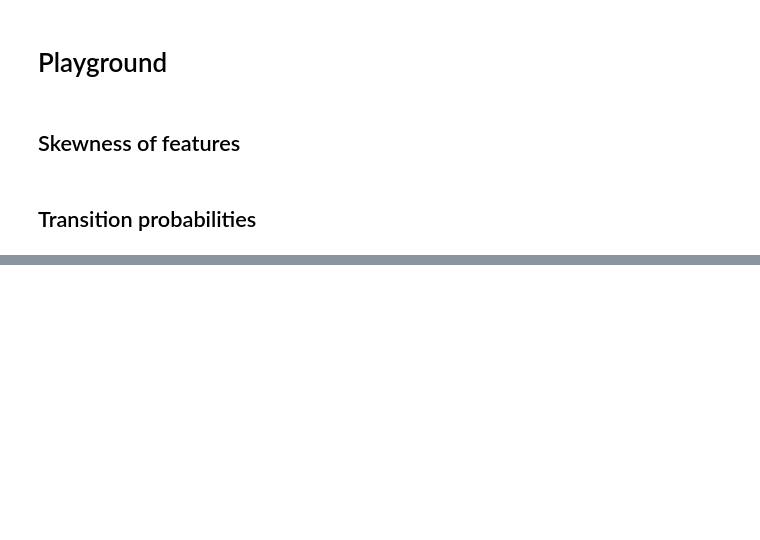
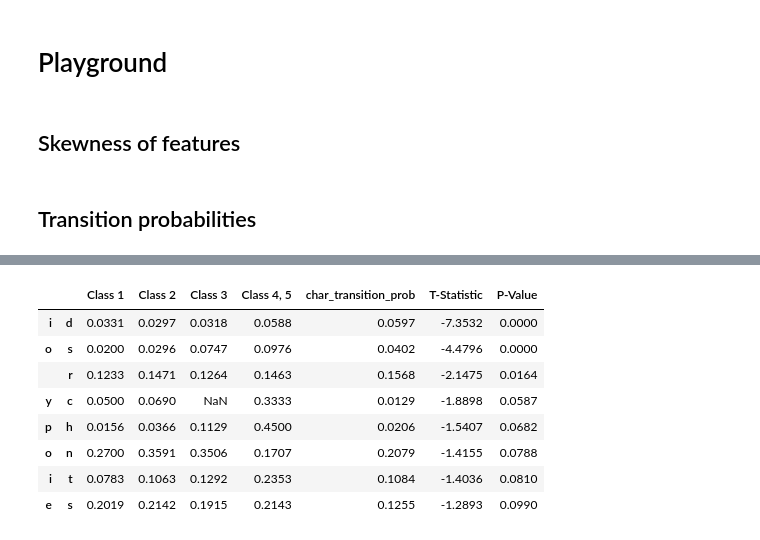
Before and after one commit to Aadil101/BigGreen-at-LCP-2021, a Jupyter notebook: discovery/pipeline_single.ipynb, the cells around one changed output, grey strips where cells are left out. Saved outputs shown, nothing was run; the diff lists cells and outputs as text; code cells hidden in the pictures; blank space fills up the shorter version.

```diff
--- a/discovery/pipeline_single.ipynb
+++ b/discovery/pipeline_single.ipynb
@@ -642,0 +536,4 @@ single_train[['complexity']+[column for column in single_train.columns if 'trans
+# %%
+for idx, row in data.iterrows():
+    if data.loc[idx]['class'] == 5:
+        data.at[idx, 'class'] = 4
@@ -642,0 +577,33 @@ single_train[['complexity']+[column for column in single_train.columns if 'trans
+# %%
+df = pd.DataFrame(columns=range(1,4+1), index=pd.MultiIndex.from_tuples(bigram_2_examples.keys()), dtype=float)
+for cls, counter in cls_2_char_transition_counter.items():
+    table = {}
+    for ((x, y), count) in counter.most_common():
+        if x not in table:
+            table[x] = 0
+        table[x] += count
+    for ((x, y), count) in counter.most_common():
+        df.at[(x, y), cls] = count/table[x]
+df['char_transition_prob'] = [char_transition.loc[x, y] if y != '[SEP]' else single_char_transition.loc[x, y] for x, y in df.index]
+# %%
+df['statistic'] = np.nan
+df['pvalue'] = np.nan
+for transition in tqdm(df.index):
+    if transition in cls_2_char_transition_lst[1] and transition in cls_2_char_transition_lst[2] and transition in cls_2_char_transition_lst[4]:
+        statistic, pvalue = stats.ttest_ind(np.array(cls_2_char_transition_lst[1][transition] + cls_2_char_transition_lst[2][transition]), cls_2_char_transition_lst[4][transition], alternative='less')
+        df.at[transition, 'statistic'] = statistic
+        df.at[transition, 'pvalue'] = pvalue
+# %%
+results = df[df['pvalue'] < 0.1].sort_values('pvalue', ascending=True)
+results.rename(columns={1:'Class 1', 2:'Class 2', 3:'Class 3', 4:'Class 4, 5', 'statistic': 'T-Statistic', 'pvalue': 'P-Value'}, inplace=True)
+results.round(4)
+# %% [output]
+|  |  | Class 1 | Class 2 | Class 3 | Class 4, 5 | char_transition_prob | T-Statistic | P-Value |
+| i | d | 0.0331 | 0.0297 | 0.0318 | 0.0588 | 0.0597 | -7.3532 | 0.0000 |
+| o | s | 0.0200 | 0.0296 | 0.0747 | 0.0976 | 0.0402 | -4.4796 | 0.0000 |
+|  | r | 0.1233 | 0.1471 | 0.1264 | 0.1463 | 0.1568 | -2.1475 | 0.0164 |
+| y | c | 0.0500 | 0.0690 | NaN | 0.3333 | 0.0129 | -1.8898 | 0.0587 |
+| p | h | 0.0156 | 0.0366 | 0.1129 | 0.4500 | 0.0206 | -1.5407 | 0.0682 |
+| o | n | 0.2700 | 0.3591 | 0.3506 | 0.1707 | 0.2079 | -1.4155 | 0.0788 |
+| i | t | 0.0783 | 0.1063 | 0.1292 | 0.2353 | 0.1084 | -1.4036 | 0.0810 |
+| e | s | 0.2019 | 0.2142 | 0.1915 | 0.2143 | 0.1255 | -1.2893 | 0.0990 |
```
Also changed, not shown: parts of 17 cells of this notebook, 1 other file.
